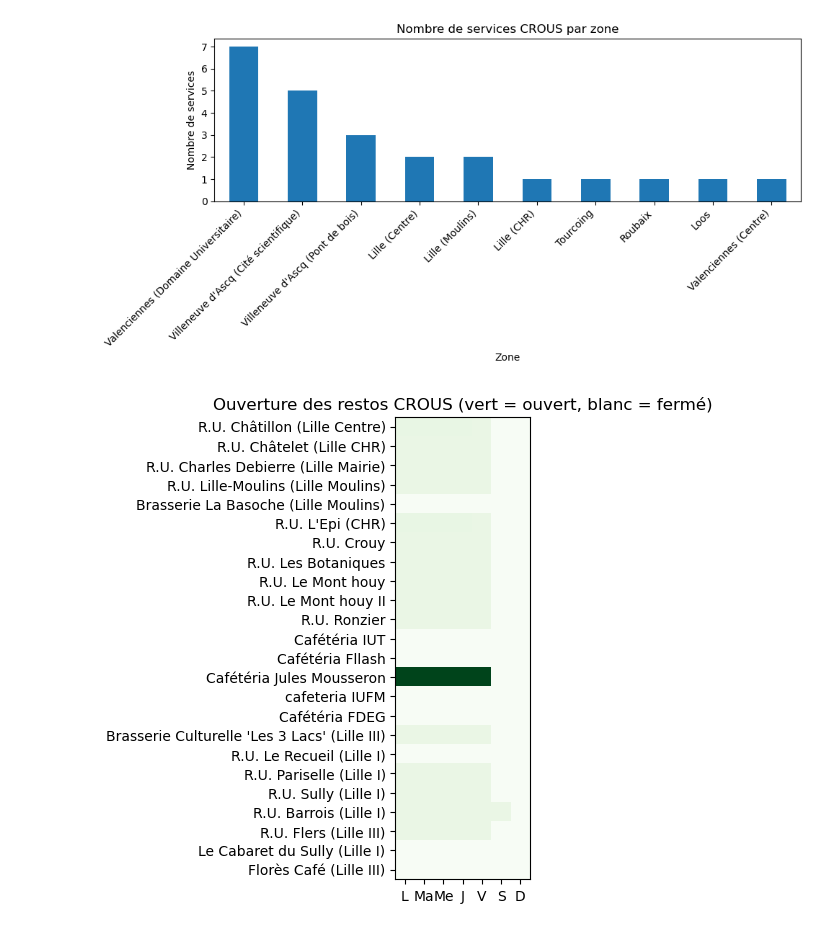
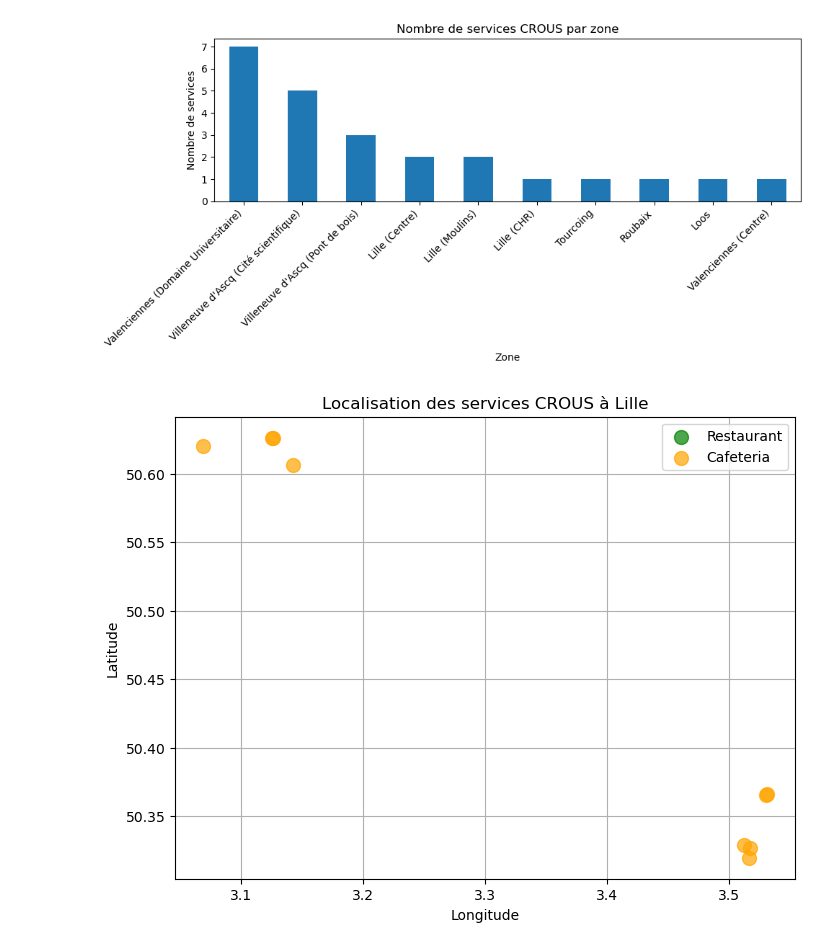
Before and after one commit to leticiasmail/projet-CROUS-Restauration, a Jupyter notebook: Analyse_CROUS_Lille.ipynb, the cells around one changed output. Saved outputs shown, nothing was run; the diff lists cells and outputs as text; code cells hidden in the pictures.

Commit message:
scatter plot et readme

```diff
--- a/Analyse_CROUS_Lille.ipynb
+++ b/Analyse_CROUS_Lille.ipynb
@@ -296,13 +277,25 @@ plt.show()
 # %% [output]
 [figure]
 # %%
-plt.figure(figsize=(10,6))
-plt.imshow(data, cmap='Greens')
+import matplotlib.pyplot as plt
 
-plt.xticks(range(7), jours)
-plt.yticks(range(len(df_crous_lille)), df_crous_lille['title'])
+# Séparer les restos et cafétérias
+restos = df_crous_lille[df_crous_lille['type'] == 'restaurant']
+cafets = df_crous_lille[df_crous_lille['type'] == 'cafeteria']
 
-plt.title("Ouverture des restos CROUS (vert = ouvert, blanc = fermé)")
+plt.figure(figsize=(8,6))
+
+# Scatter plot pour les restos
+plt.scatter(restos['lon'], restos['lat'], color='green', label='Restaurant', s=100, alpha=0.7)
+
+# Scatter plot pour les cafétérias
+plt.scatter(cafets['lon'], cafets['lat'], color='orange', label='Cafeteria', s=100, alpha=0.7)
+
+plt.xlabel("Longitude")
+plt.ylabel("Latitude")
+plt.title("Localisation des services CROUS à Lille")
+plt.legend()
+plt.grid(True)
 plt.show()
 # %% [output]
-[figure, old version]
+[figure, new version]
```
Also changed, not shown: parts of 4 cells of this notebook.
